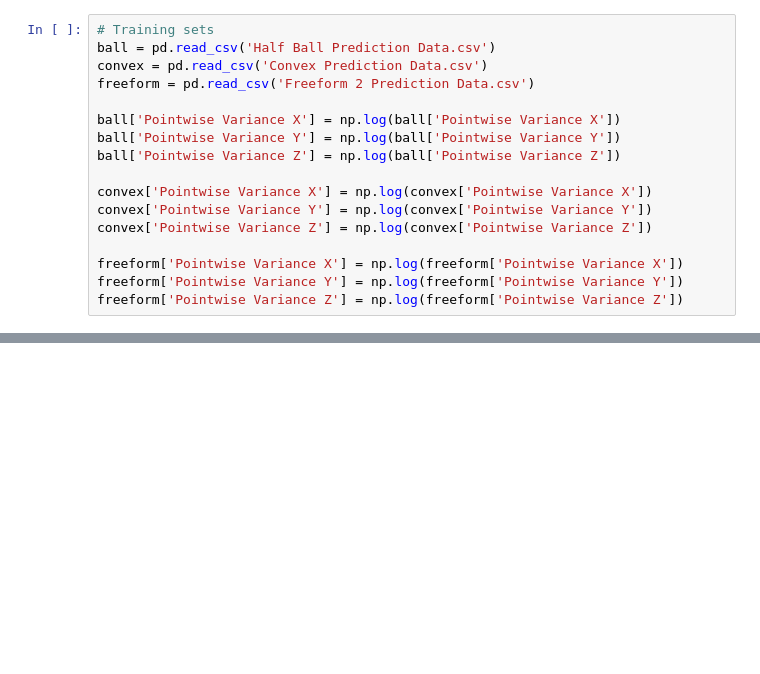
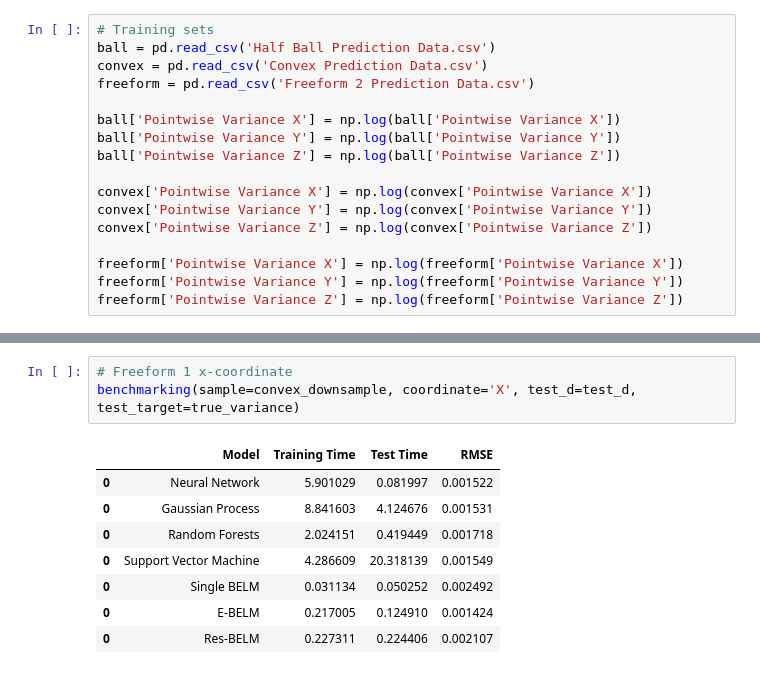
Before and after one commit to ZhaohuiGeng/Automatic-Variance-Modeling, a Jupyter notebook: Performance Benchmarking.ipynb, the cells around one changed output, grey strips where cells are left out. Drawn from its saved outputs; the diff is of its cells as text; blank space fills up the shorter version.

```diff
--- a/Performance Benchmarking.ipynb
+++ b/Performance Benchmarking.ipynb
@@ -404,0 +294,12 @@ print(sqrt(mean_squared_error(true_variance['Z Variance'], np.exp(residual_mbelm
+# %%
+# Freeform 1 x-coordinate
+benchmarking(sample=convex_downsample, coordinate='X', test_d=test_d, test_target=true_variance)
+# %% [output]
+|  | Model | Training Time | Test Time | RMSE |
+| 0 | Neural Network | 5.901029 | 0.081997 | 0.001522 |
+| 0 | Gaussian Process | 8.841603 | 4.124676 | 0.001531 |
+| 0 | Random Forests | 2.024151 | 0.419449 | 0.001718 |
+| 0 | Support Vector Machine | 4.286609 | 20.318139 | 0.001549 |
+| 0 | Single BELM | 0.031134 | 0.050252 | 0.002492 |
+| 0 | E-BELM | 0.217005 | 0.124910 | 0.001424 |
+| 0 | Res-BELM | 0.227311 | 0.224406 | 0.002107 |
```
Also changed, not shown: parts of 117 cells of this notebook, 1 other file.
